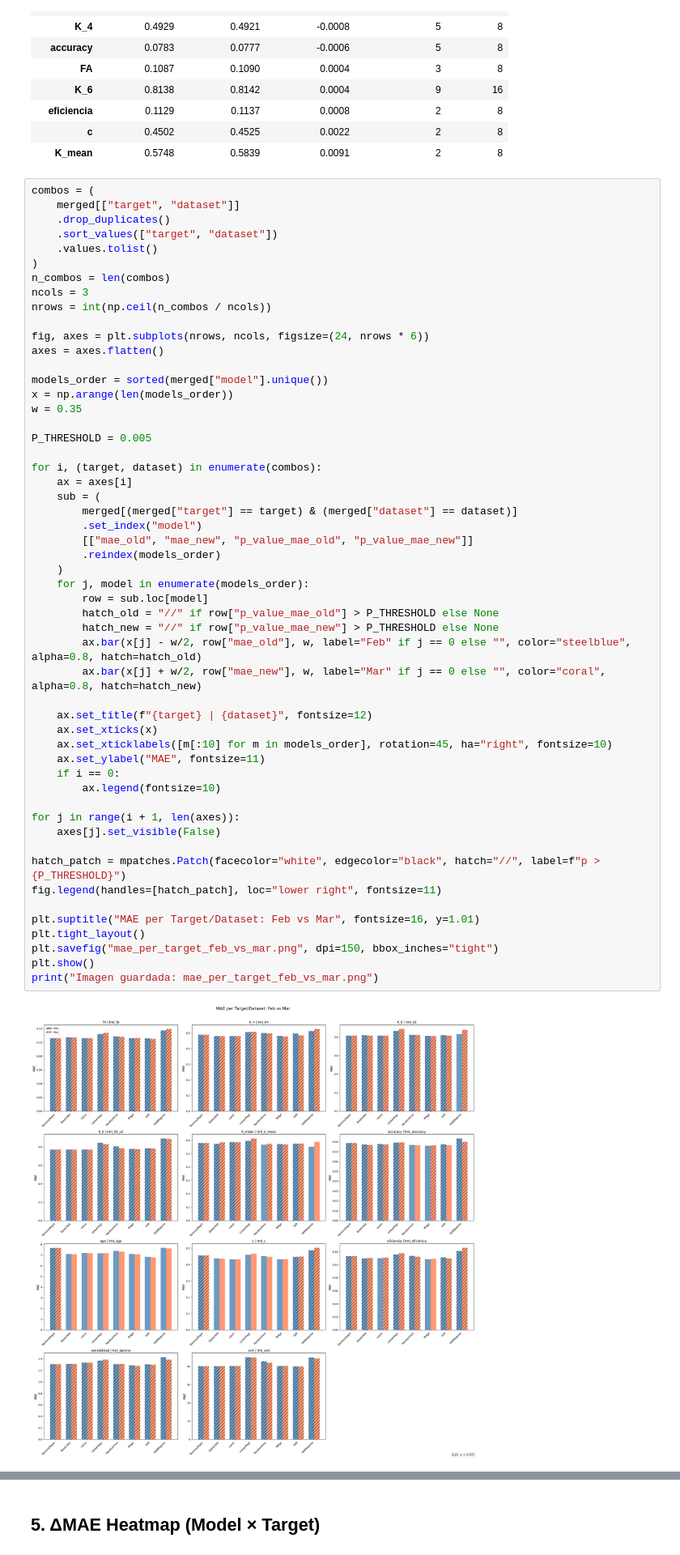
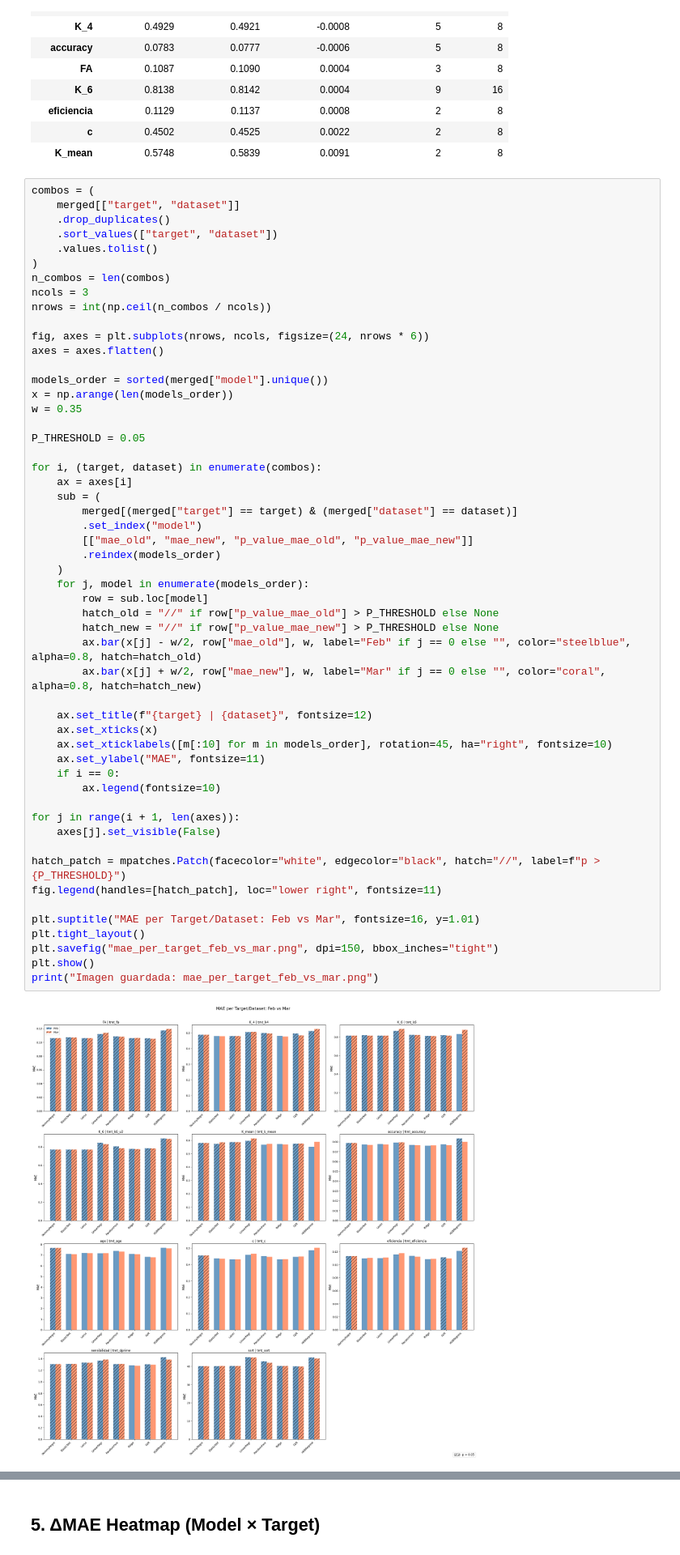
Before and after one commit to gianluca-capelo/datapruebas_analysis, a Jupyter notebook: analysis/notebooks/compare_results_feb_vs_mar.ipynb, the cells around one changed output, grey strips where cells are left out. Shown at 81% size. Cells and saved outputs as stored; diff of their text form.

```diff
--- a/analysis/notebooks/compare_results_feb_vs_mar.ipynb
+++ b/analysis/notebooks/compare_results_feb_vs_mar.ipynb
@@ -166,7 +166,7 @@ models_order = sorted(merged["model"].unique())
 x = np.arange(len(models_order))
 w = 0.35
 
-P_THRESHOLD = 0.005
+P_THRESHOLD = 0.05
 
 for i, (target, dataset) in enumerate(combos):
     ax = axes[i]
@@ -175,34 +175,34 @@ for i, (target, dataset) in enumerate(combos):
         .set_index("model")
         [["mae_old", "mae_new", "p_value_mae_old", "p_value_mae_new"]]
         .reindex(models_order)
     )
     for j, model in enumerate(models_order):
         row = sub.loc[model]
         hatch_old = "//" if row["p_value_mae_old"] > P_THRESHOLD else None
         hatch_new = "//" if row["p_value_mae_new"] > P_THRESHOLD else None
         ax.bar(x[j] - w/2, row["mae_old"], w, label="Feb" if j == 0 else "", color="steelblue", alpha=0.8, hatch=hatch_old)
         ax.bar(x[j] + w/2, row["mae_new"], w, label="Mar" if j == 0 else "", color="coral",     alpha=0.8, hatch=hatch_new)
 
     ax.set_title(f"{target} | {dataset}", fontsize=12)
     ax.set_xticks(x)
     ax.set_xticklabels([m[:10] for m in models_order], rotation=45, ha="right", fontsize=10)
     ax.set_ylabel("MAE", fontsize=11)
     if i == 0:
         ax.legend(fontsize=10)
 
 for j in range(i + 1, len(axes)):
     axes[j].set_visible(False)
 
 hatch_patch = mpatches.Patch(facecolor="white", edgecolor="black", hatch="//", label=f"p > {P_THRESHOLD}")
 fig.legend(handles=[hatch_patch], loc="lower right", fontsize=11)
 
 plt.suptitle("MAE per Target/Dataset: Feb vs Mar", fontsize=16, y=1.01)
 plt.tight_layout()
 plt.savefig("mae_per_target_feb_vs_mar.png", dpi=150, bbox_inches="tight")
 plt.show()
 print("Imagen guardada: mae_per_target_feb_vs_mar.png")
 # %% [output]
-[figure, old version]
+[figure, new version]
 Imagen guardada: mae_per_target_feb_vs_mar.png
 # %% [markdown]
 ## 5. ΔMAE Heatmap (Model × Target)
```
Also changed, not shown: parts of 1 cell of this notebook, 2 other files.
